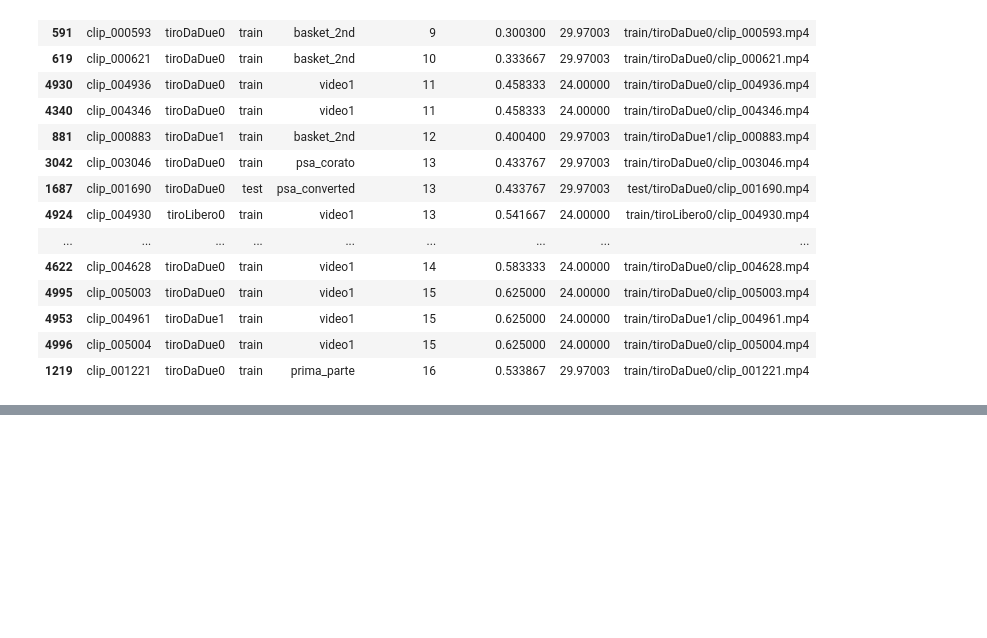
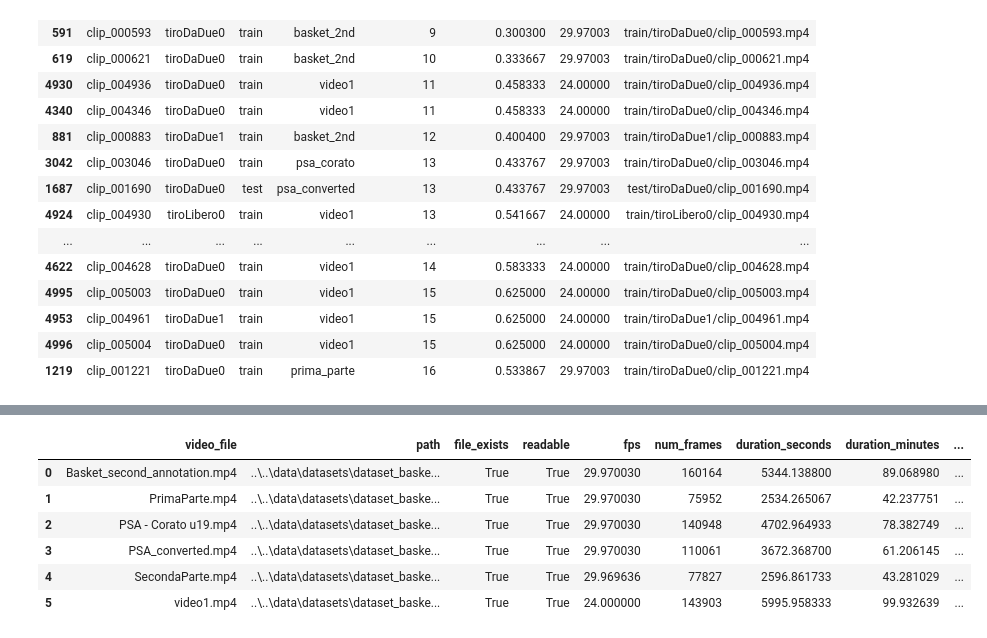
Before and after one commit to Giop378/FVAB-Riconoscimento-azioni-basket, a Jupyter notebook: notebooks/data_analysis/data_analysis.ipynb, the cells around one changed output, grey strips where cells are left out. Drawn from its saved outputs; the diff is of its cells as text; code cells hidden in the pictures; blank space fills up the shorter version.

```diff
--- a/notebooks/data_analysis/data_analysis.ipynb
+++ b/notebooks/data_analysis/data_analysis.ipynb
@@ -1008,3 +1008,84 @@ Clip di tiro più corte:
 | 4953 | clip_004961 | tiroDaDue1 | train | video1 | 15 | 0.625000 | 24.00000 | train/tiroDaDue1/clip_004961.mp4 |
 | 4996 | clip_005004 | tiroDaDue0 | train | video1 | 15 | 0.625000 | 24.00000 | train/tiroDaDue0/clip_005004.mp4 |
 | 1219 | clip_001221 | tiroDaDue0 | train | prima_parte | 16 | 0.533867 | 29.97003 | train/tiroDaDue0/clip_001221.mp4 |
+# %%
+from pathlib import Path
+import cv2
+import numpy as np
+import pandas as pd
+from tqdm import tqdm
+
+# Cartella dei video completi
+FULL_VIDEOS_DIR = DATASET_ROOT / "videos"
+
+VIDEO_EXTENSIONS = {".mp4", ".avi", ".mov", ".mkv", ".webm"}
+
+
+def read_full_video_metadata(video_path):
+    info = {
+        "video_file": video_path.name,
+        "path": str(video_path),
+        "file_exists": video_path.exists(),
+        "readable": False,
+        "fps": np.nan,
+        "num_frames": np.nan,
+        "duration_seconds": np.nan,
+        "duration_minutes": np.nan,
+        "width": np.nan,
+        "height": np.nan,
+    }
+
+    if not video_path.exists():
+        return info
+
+    cap = cv2.VideoCapture(str(video_path))
+
+    if not cap.isOpened():
+        cap.release()
+        return info
+
+    fps = cap.get(cv2.CAP_PROP_FPS)
+    num_frames = int(cap.get(cv2.CAP_PROP_FRAME_COUNT))
+    width = int(cap.get(cv2.CAP_PROP_FRAME_WIDTH))
+    height = int(cap.get(cv2.CAP_PROP_FRAME_HEIGHT))
+
+    cap.release()
+
+    duration_seconds = num_frames / fps if fps and fps > 0 else np.nan
+
+    info.update({
+        "readable": True,
+        "fps": fps,
+        "num_frames": num_frames,
+        "duration_seconds": duration_seconds,
+        "duration_minutes": duration_seconds / 60 if not np.isnan(duration_seconds) else np.nan,
+        "width": width,
+        "height": height,
+    })
+
+    return info
+
+
+full_video_paths = sorted([
+    p for p in FULL_VIDEOS_DIR.iterdir()
+    if p.is_file() and p.suffix.lower() in VIDEO_EXTENSIONS
+])
+
+rows = []
+
+for video_path in tqdm(full_video_paths, total=len(full_video_paths), desc="Analisi video completi"):
+    rows.append(read_full_video_metadata(video_path))
+
+full_videos_metadata_df = pd.DataFrame(rows)
+
+print(f"Video completi analizzati: {len(full_videos_metadata_df)}")
+
+display(full_videos_metadata_df)
+
+print("\nFPS dei video completi:")
+display(
+    full_videos_metadata_df[
+        ["video_file", "fps", "num_frames", "duration_seconds", "duration_minutes", "width", "height", "readable"]
+    ]
+)
+# %% [output]
@@ -1010,0 +1093,7 @@ Clip di tiro più corte:
+|  | video_file | path | file_exists | readable | fps | num_frames | duration_seconds | duration_minutes | ... |
+| 0 | Basket_second_annotation.mp4 | ..\..\data\datasets\dataset_baske... | True | True | 29.970030 | 160164 | 5344.138800 | 89.068980 | ... |
+| 1 | PrimaParte.mp4 | ..\..\data\datasets\dataset_baske... | True | True | 29.970030 | 75952 | 2534.265067 | 42.237751 | ... |
+| 2 | PSA - Corato u19.mp4 | ..\..\data\datasets\dataset_baske... | True | True | 29.970030 | 140948 | 4702.964933 | 78.382749 | ... |
+| 3 | PSA_converted.mp4 | ..\..\data\datasets\dataset_baske... | True | True | 29.970030 | 110061 | 3672.368700 | 61.206145 | ... |
+| 4 | SecondaParte.mp4 | ..\..\data\datasets\dataset_baske... | True | True | 29.969636 | 77827 | 2596.861733 | 43.281029 | ... |
+| 5 | video1.mp4 | ..\..\data\datasets\dataset_baske... | True | True | 24.000000 | 143903 | 5995.958333 | 99.932639 | ... |
```
Also changed, not shown: parts of 1 cell of this notebook, 14 other files.
